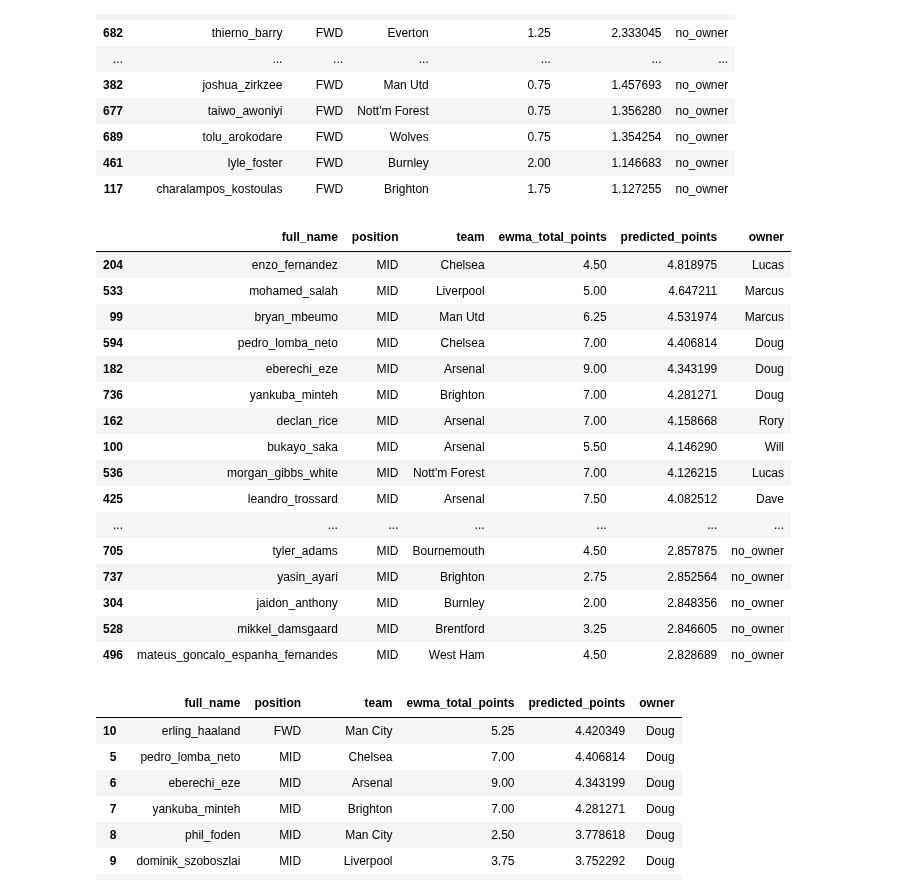
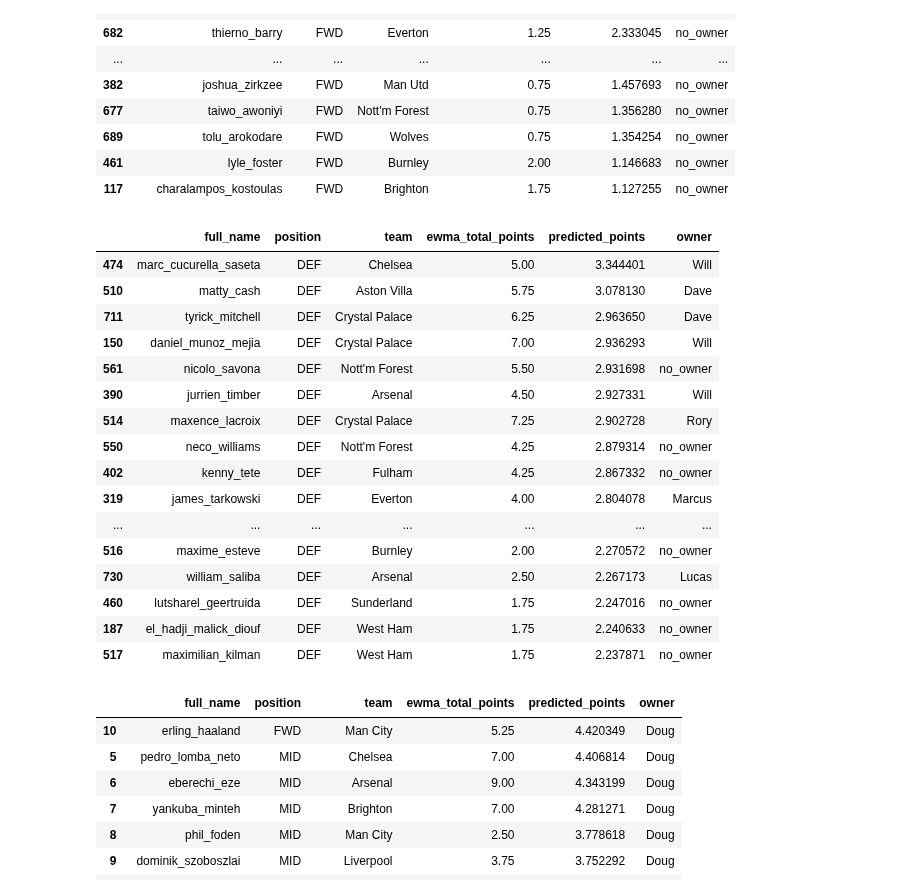
Before and after one commit to doug-ellis/draft_fpl_2526, a Jupyter notebook: transfer/outputs/looking_gw13.ipynb, the cells around one changed output. Saved outputs shown, nothing was run; the diff lists cells and outputs as text; code cells hidden in the pictures.

```diff
--- a/transfer/outputs/looking_gw13.ipynb
+++ b/transfer/outputs/looking_gw13.ipynb
@@ -112,25 +112,25 @@ transfer_df.query('position=="FWD"').sort_values(['owner', 'predicted_points'],
 | 461 | lyle_foster | FWD | Burnley | 2.00 | 1.146683 | no_owner |
 | 117 | charalampos_kostoulas | FWD | Brighton | 1.75 | 1.127255 | no_owner |
 # %%
-df_sorted.query('position=="MID"').head(50)
+df_sorted.query('position=="DEF"').head(50)
 # %% [output]
 |  | full_name | position | team | ewma_total_points | predicted_points | owner |
-| 204 | enzo_fernandez | MID | Chelsea | 4.50 | 4.818975 | Lucas |
-| 533 | mohamed_salah | MID | Liverpool | 5.00 | 4.647211 | Marcus |
-| 99 | bryan_mbeumo | MID | Man Utd | 6.25 | 4.531974 | Marcus |
-| 594 | pedro_lomba_neto | MID | Chelsea | 7.00 | 4.406814 | Doug |
-| 182 | eberechi_eze | MID | Arsenal | 9.00 | 4.343199 | Doug |
-| 736 | yankuba_minteh | MID | Brighton | 7.00 | 4.281271 | Doug |
-| 162 | declan_rice | MID | Arsenal | 7.00 | 4.158668 | Rory |
-| 100 | bukayo_saka | MID | Arsenal | 5.50 | 4.146290 | Will |
-| 536 | morgan_gibbs_white | MID | Nott'm Forest | 7.00 | 4.126215 | Lucas |
-| 425 | leandro_trossard | MID | Arsenal | 7.50 | 4.082512 | Dave |
+| 474 | marc_cucurella_saseta | DEF | Chelsea | 5.00 | 3.344401 | Will |
+| 510 | matty_cash | DEF | Aston Villa | 5.75 | 3.078130 | Dave |
+| 711 | tyrick_mitchell | DEF | Crystal Palace | 6.25 | 2.963650 | Dave |
+| 150 | daniel_munoz_mejia | DEF | Crystal Palace | 7.00 | 2.936293 | Will |
+| 561 | nicolo_savona | DEF | Nott'm Forest | 5.50 | 2.931698 | no_owner |
+| 390 | jurrien_timber | DEF | Arsenal | 4.50 | 2.927331 | Will |
+| 514 | maxence_lacroix | DEF | Crystal Palace | 7.25 | 2.902728 | Rory |
+| 550 | neco_williams | DEF | Nott'm Forest | 4.25 | 2.879314 | no_owner |
+| 402 | kenny_tete | DEF | Fulham | 4.25 | 2.867332 | no_owner |
+| 319 | james_tarkowski | DEF | Everton | 4.00 | 2.804078 | Marcus |
 | ... | ... | ... | ... | ... | ... | ... |
-| 705 | tyler_adams | MID | Bournemouth | 4.50 | 2.857875 | no_owner |
-| 737 | yasin_ayari | MID | Brighton | 2.75 | 2.852564 | no_owner |
-| 304 | jaidon_anthony | MID | Burnley | 2.00 | 2.848356 | no_owner |
-| 528 | mikkel_damsgaard | MID | Brentford | 3.25 | 2.846605 | no_owner |
-| 496 | mateus_goncalo_espanha_fernandes | MID | West Ham | 4.50 | 2.828689 | no_owner |
+| 516 | maxime_esteve | DEF | Burnley | 2.00 | 2.270572 | no_owner |
+| 730 | william_saliba | DEF | Arsenal | 2.50 | 2.267173 | Lucas |
+| 460 | lutsharel_geertruida | DEF | Sunderland | 1.75 | 2.247016 | no_owner |
+| 187 | el_hadji_malick_diouf | DEF | West Ham | 1.75 | 2.240633 | no_owner |
+| 517 | maximilian_kilman | DEF | West Ham | 1.75 | 2.237871 | no_owner |
 # %%
 a, b = get_best_11(df_sorted.query('owner=="Doug" and ~full_name.str.contains("reilly")'))
 b
```
Also changed, not shown: parts of 1 cell of this notebook.
